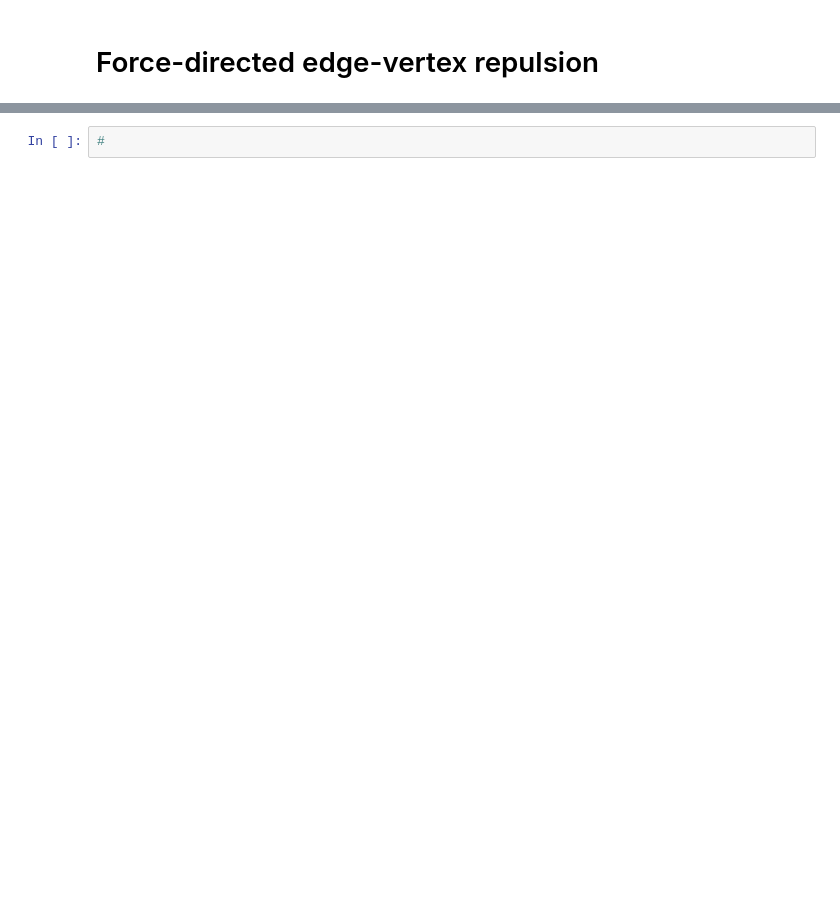
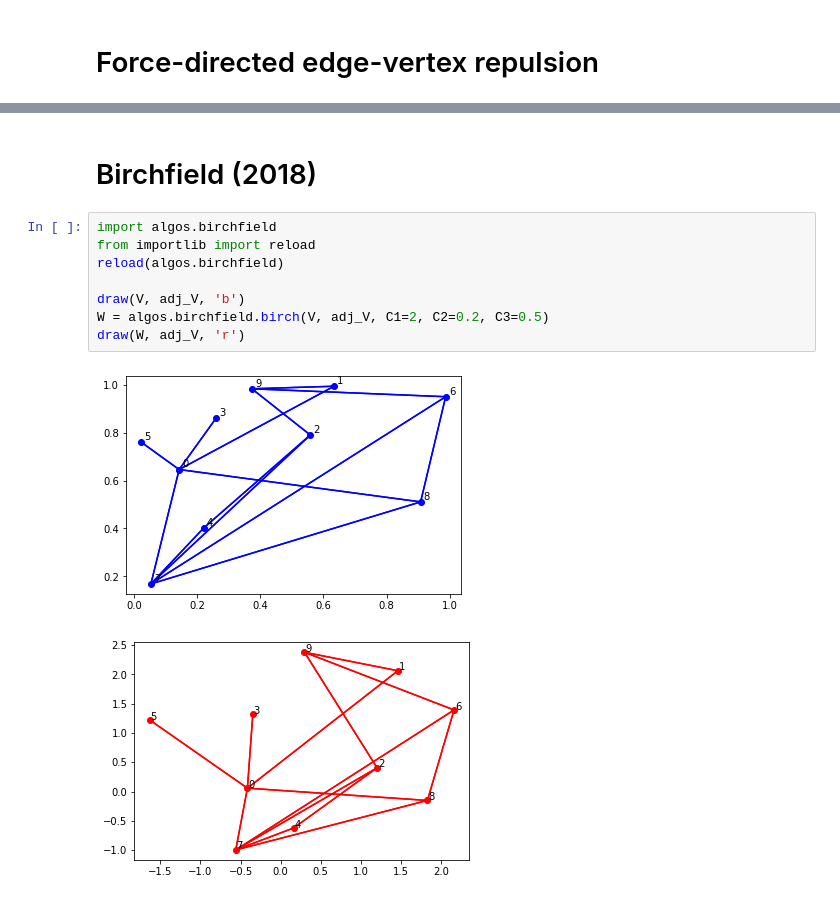
Before and after one commit to chclam/PrettyGD, a Jupyter notebook: graph_drawing_playground.ipynb, the cells around one changed output, grey strips where cells are left out. Drawn from its saved outputs; the diff is of its cells as text; blank space fills up the shorter version.

Commit message:
add birchfield force algo

```diff
--- a/graph_drawing_playground.ipynb
+++ b/graph_drawing_playground.ipynb
@@ -243,2 +243,13 @@ draw(W, adj_V)
-# %%
-#
+# %% [markdown]
+# Birchfield (2018)
+# %%
+import algos.birchfield
+from importlib import reload
+reload(algos.birchfield)
+
+draw(V, adj_V, 'b')
+W = algos.birchfield.birch(V, adj_V, C1=2, C2=0.2, C3=0.5)
+draw(W, adj_V, 'r')
+# %% [output]
+[figure, added]
+[figure, added]
```
Also changed, not shown: parts of 3 cells of this notebook, 2 other files.
